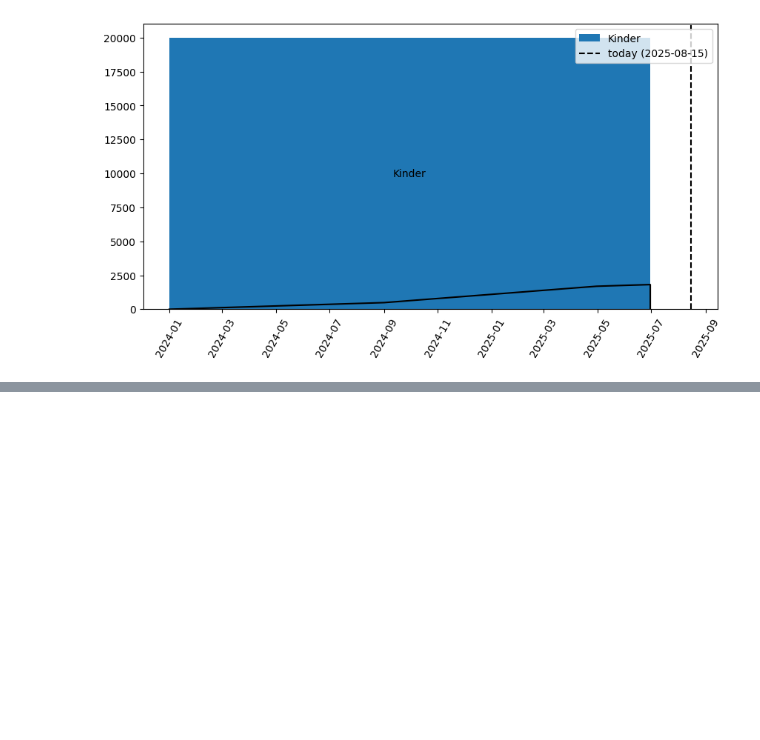
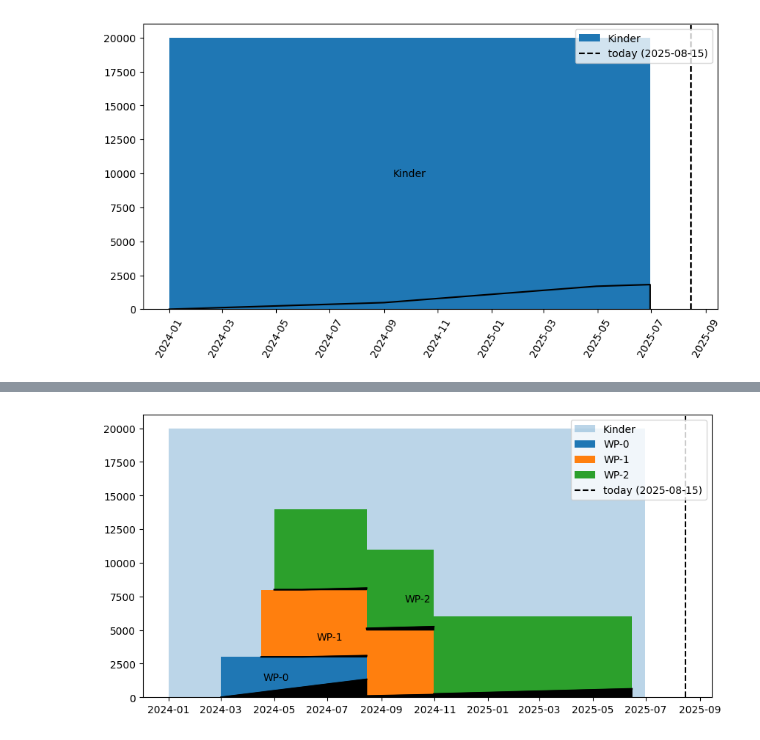
Before and after one commit to amirhoseinbidar/plot-proj, a Jupyter notebook: project.ipynb, the cells around one changed output, grey strips where cells are left out. Saved outputs shown, nothing was run; the diff lists cells and outputs as text; code cells hidden in the pictures; blank space fills up the shorter version.

```diff
--- a/project.ipynb
+++ b/project.ipynb
@@ -200,0 +244,30 @@ plt.show()
+# %%
+from plot_functions.budget import get_budget_stack_data
+import numpy as np
+
+from plot_functions.consumed_budget import plot_project_consumed_budget
+
+fig, ax = plt.subplots(figsize=(10, 5))
+
+x, y, labels = get_budget_stack_data(
+    budget_df[budget_df["project"] == "Kinder"], priority_type, priority_ascending
+)
+
+x = np.insert(x, 0, x[0])
+y = np.insert(y[0], 0, 0)
+ax.fill_between(x, y, step="post", label="Kinder", alpha=0.3)
+
+plot_project_consumed_budget(
+    participation_df,
+    cost_df,
+    work_package_df,
+    "TAP",
+    priority_type,
+    priority_ascending,
+    ax,
+)
+
+plt.legend(loc="upper right")
+plt.show()
+# %% [output]
+[figure, added]
```
Also changed, not shown: parts of 17 cells of this notebook, 9 other files.
